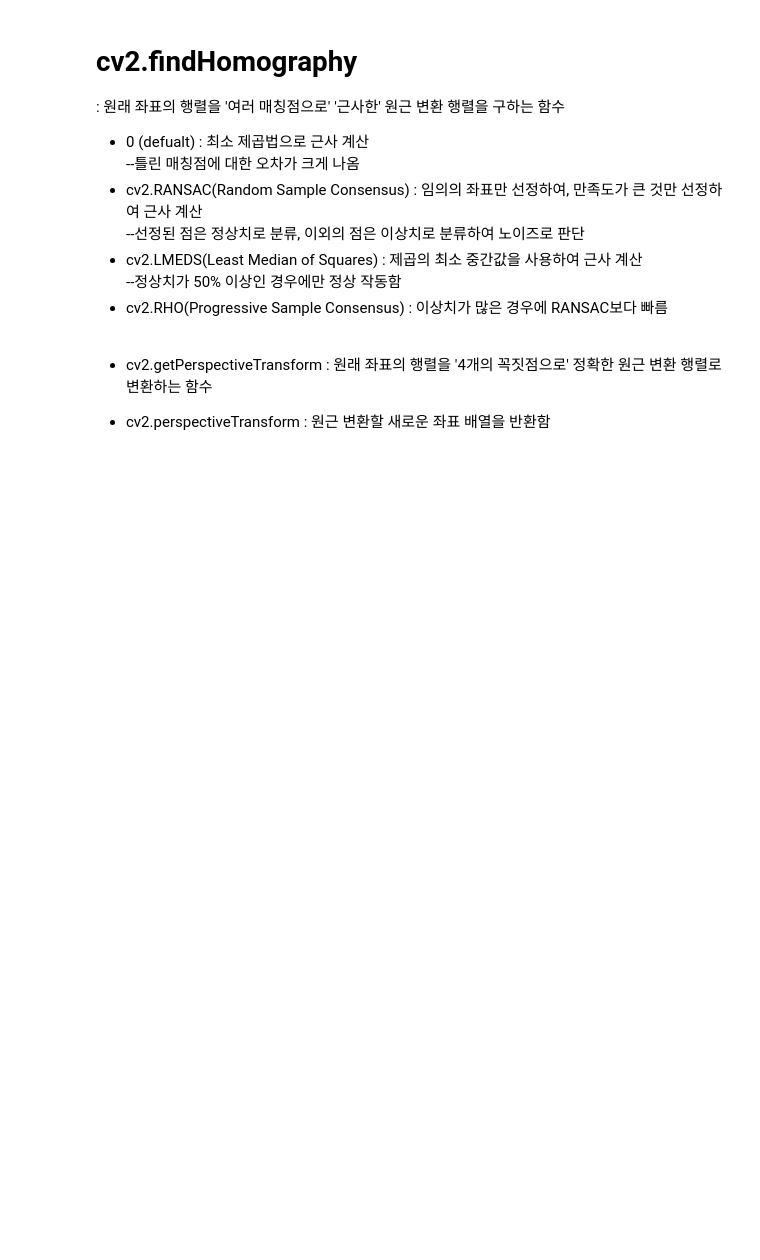
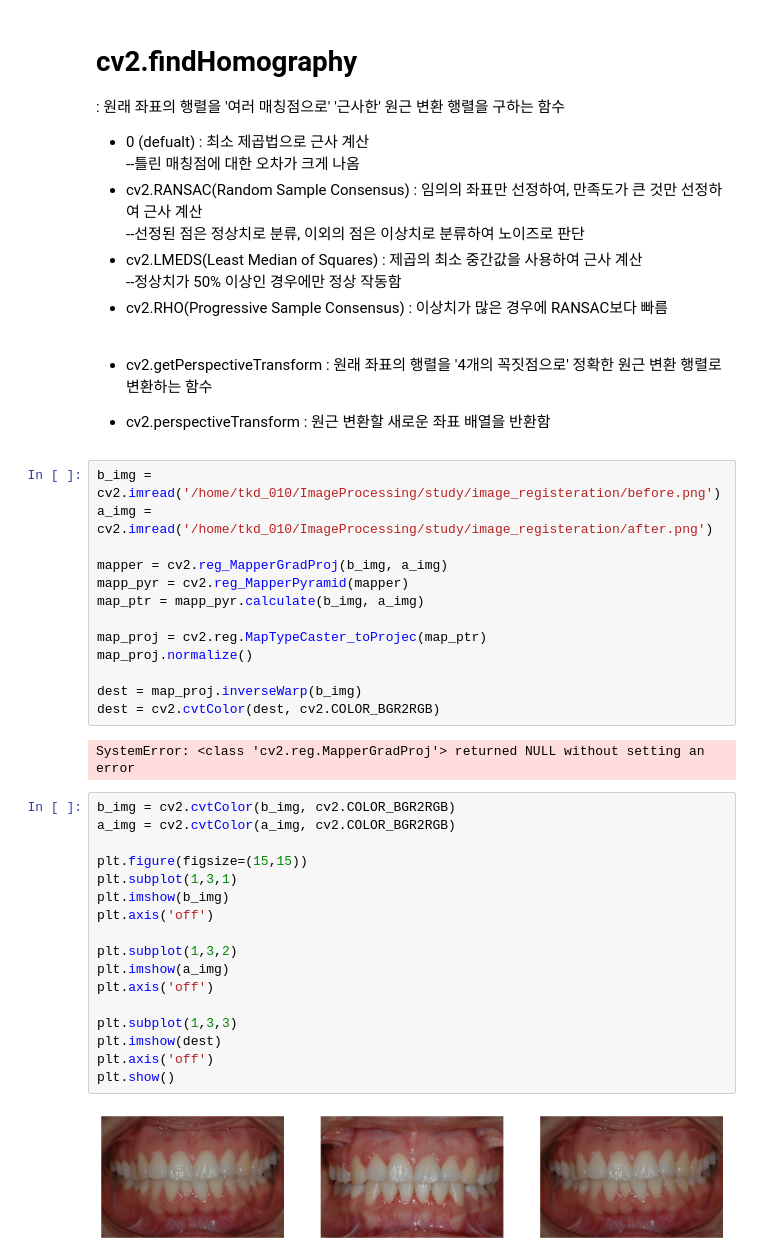
Before and after one commit to K-hyewon/ImageProcessing, a Jupyter notebook: study/image_registeration/image_matching.ipynb, the cells around one changed output. Cells and saved outputs as stored; diff of their text form; blank space fills up the shorter version.

```diff
--- a/study/image_registeration/image_matching.ipynb
+++ b/study/image_registeration/image_matching.ipynb
@@ -104,3 +111,37 @@ plt.show()
 
 * cv2.perspectiveTransform
 : 원근 변환할 새로운 좌표 배열을 반환함
+# %%
+b_img = cv2.imread('/home/tkd_010/ImageProcessing/study/image_registeration/before.png')
+a_img = cv2.imread('/home/tkd_010/ImageProcessing/study/image_registeration/after.png')
+
+mapper = cv2.reg_MapperGradProj(b_img, a_img)
+mapp_pyr = cv2.reg_MapperPyramid(mapper)
+map_ptr = mapp_pyr.calculate(b_img, a_img)
+
+map_proj = cv2.reg.MapTypeCaster_toProjec(map_ptr)
+map_proj.normalize()
+
+dest = map_proj.inverseWarp(b_img)
+dest = cv2.cvtColor(dest, cv2.COLOR_BGR2RGB)
+# %% [output]
+SystemError: <class 'cv2.reg.MapperGradProj'> returned NULL without setting an error
+# %%
+b_img = cv2.cvtColor(b_img, cv2.COLOR_BGR2RGB)
+a_img = cv2.cvtColor(a_img, cv2.COLOR_BGR2RGB)
+
+plt.figure(figsize=(15,15))
+plt.subplot(1,3,1)
+plt.imshow(b_img)
+plt.axis('off')
+
+plt.subplot(1,3,2)
+plt.imshow(a_img)
+plt.axis('off')
+
+plt.subplot(1,3,3)
+plt.imshow(dest)
+plt.axis('off')
+plt.show()
+# %% [output]
+[figure, added]
```
Also changed, not shown: parts of 4 cells of this notebook.
